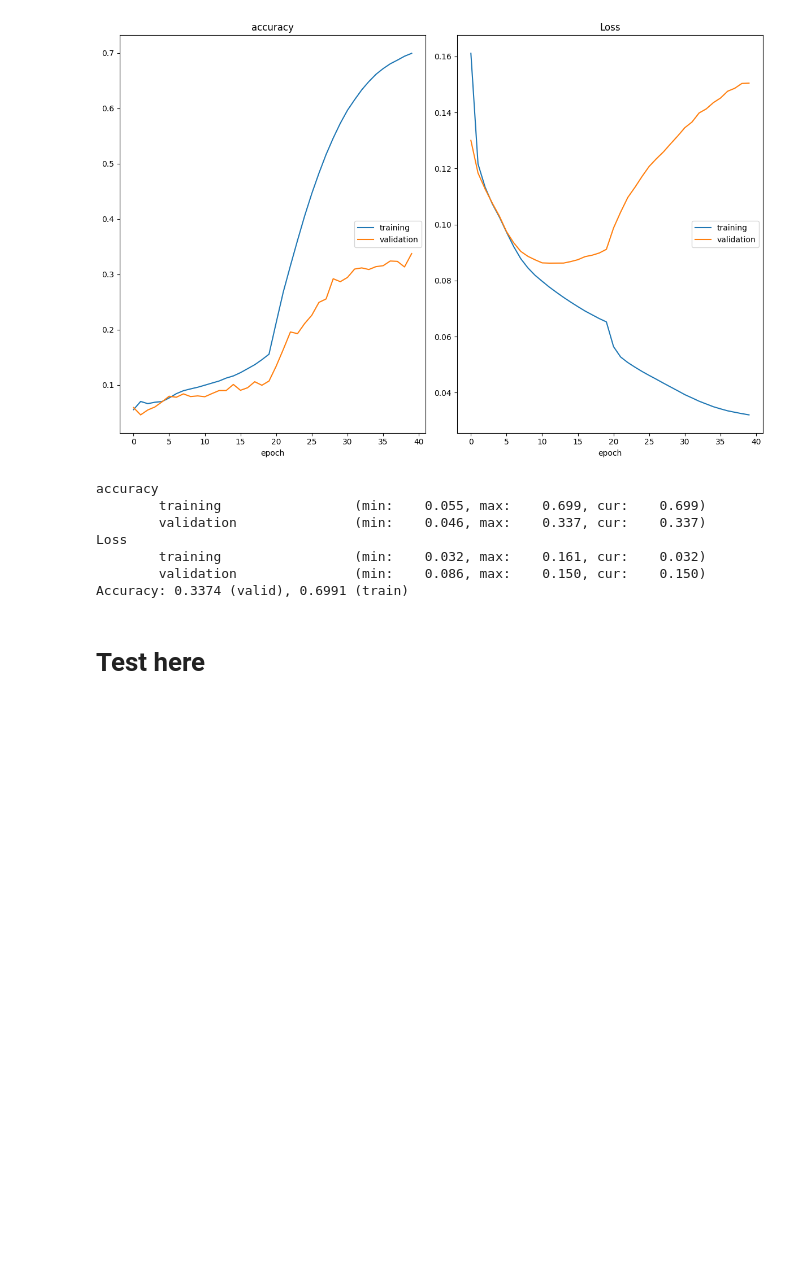
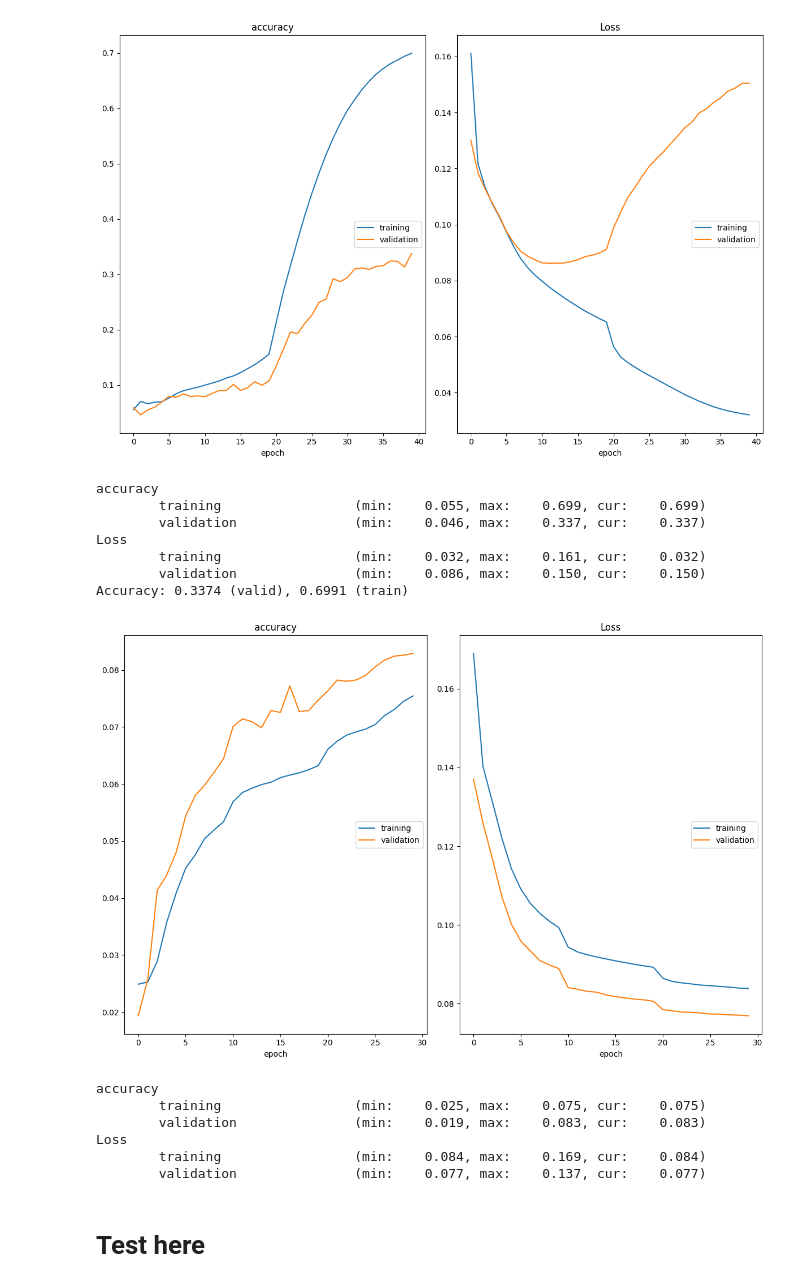
Before and after one commit to BenzThitikorn/Vector-Symbol-Decoding-with-AI, a Jupyter notebook: Machine_learning.ipynb, the cells around one changed output. Saved outputs shown, nothing was run; the diff lists cells and outputs as text; code cells hidden in the pictures; blank space fills up the shorter version.

Commit message:
implement deeper model and testing

```diff
--- a/Machine_learning.ipynb
+++ b/Machine_learning.ipynb
@@ -27,13 +54,13 @@ Using cuda device
 import numpy as np
 X = np.load('/content/drive/MyDrive/VSD + AI/Data Set/(15,30)LDPC/unique_X.npy')
 Y = np.load('/content/drive/MyDrive/VSD + AI/Data Set/(15,30)LDPC/unique_Y.npy')
-X = np.concatenate((X, np.load('')), axis=axis)
-Y = np.concatenate((Y, matrix2), axis=axis)
+#X = np.concatenate((X, np.load('')), axis=axis)
+#Y = np.concatenate((Y, matrix2), axis=axis)
 
 from sklearn.model_selection import train_test_split
-X_train, X_valid, Y_train, Y_valid = train_test_split(X, Y^1, train_size= 0.90)
+X_train, X_valid, Y_train, Y_valid = train_test_split(X, Y^1, train_size= 0.85)
 
-'''
+
 from pyldpc import make_ldpc
 
 d_v = 3  # Variable node degree
@@ -45,5 +72,4 @@ G = Gt.T  # Transpose of Gt to get G
 j = G.shape[0]  # Number of rows in G
 print(f"H matrix: {H.shape[0]} rows, {H.shape[1]} columns")
 print(f"G matrix: {G.shape[0]} rows, {G.shape[1]} columns")
-'''
 # %% [output]
@@ -147,7 +174,7 @@ valid_dataset = torch.utils.data.TensorDataset(X_valid_torch, Y_valid_torch)
 # %%
 from torch.utils.data import DataLoader
 
-batch_size = 2048  # Adjust based on available GPU memory
+batch_size = 1024  # Adjust based on available GPU memory
 
 train_loader = DataLoader(
     train_dataset, batch_size=batch_size, shuffle=True,
@@ -206,6 +233,57 @@ Loss
         training                 (min:    0.032, max:    0.161, cur:    0.032)
         validation               (min:    0.086, max:    0.150, cur:    0.150)
 Accuracy: 0.3374 (valid), 0.6991 (train)
+# %%
+import torch.nn as nn
+import torch.optim as optim
+import torch.nn.functional as F
+from livelossplot import PlotLosses
+
+#Model 2
+#torch.manual_seed(0)
+torch.backends.cudnn.deterministic = False
+
+model_2 = torch.nn.Sequential(
+    nn.Linear(input_size, 1024),
+    nn.GELU(),
+    nn.BatchNorm1d(1024),
+    nn.Dropout(0.2),
+    nn.Linear(1024, 512),
+    nn.ReLU(),
+    nn.BatchNorm1d(512),
+    nn.Dropout(0.2),
+    nn.Linear(512, 256),
+    nn.GELU(),
+    nn.BatchNorm1d(256),
+    nn.Dropout(0.2),
+    nn.Linear(256, 256),
+    nn.ReLU(),
+    nn.BatchNorm1d(256),
+    nn.Linear(256, 128),
+    nn.ReLU(),
+    nn.BatchNorm1d(128),
+    nn.Dropout(0.2),
+    nn.Linear(128, 128),
+    nn.ReLU(),
+    nn.BatchNorm1d(128),
+    nn.Linear(128, output_size),
+).to(device)
+
+
+# Prepare loss functions and optimization methods
+loss_fn = nn.MultiLabelSoftMarginLoss()
+optimizer = AdamW(model_2.parameters(), lr=0.01, weight_decay=0.01)
+scheduler = optim.lr_scheduler.StepLR(optimizer, step_size=10, gamma = 0.5)
+
+trained_model = train(model_2, loss_fn, optimizer, train_loader, valid_loader, epoch=40, scheduler=scheduler)
+# %% [output]
+[figure, added]
+accuracy
+        training                 (min:    0.025, max:    0.075, cur:    0.075)
+        validation               (min:    0.019, max:    0.083, cur:    0.083)
+Loss
+        training                 (min:    0.084, max:    0.169, cur:    0.084)
+        validation               (min:    0.077, max:    0.137, cur:    0.077)
 # %%
 #torch.save(mlp_deep.state_dict(), 'mlp_deep_nondecodeonly.pth')
 # %% [markdown]
```
Also changed, not shown: parts of 5 cells of this notebook.
